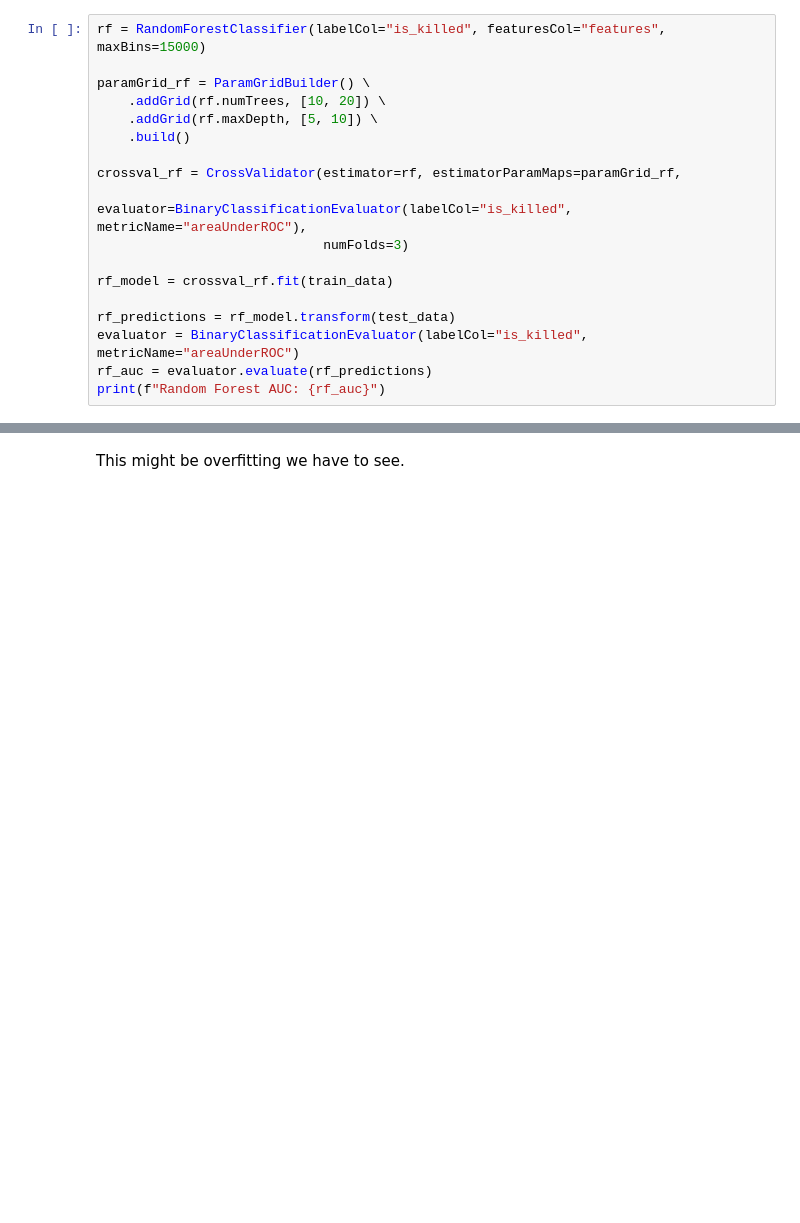
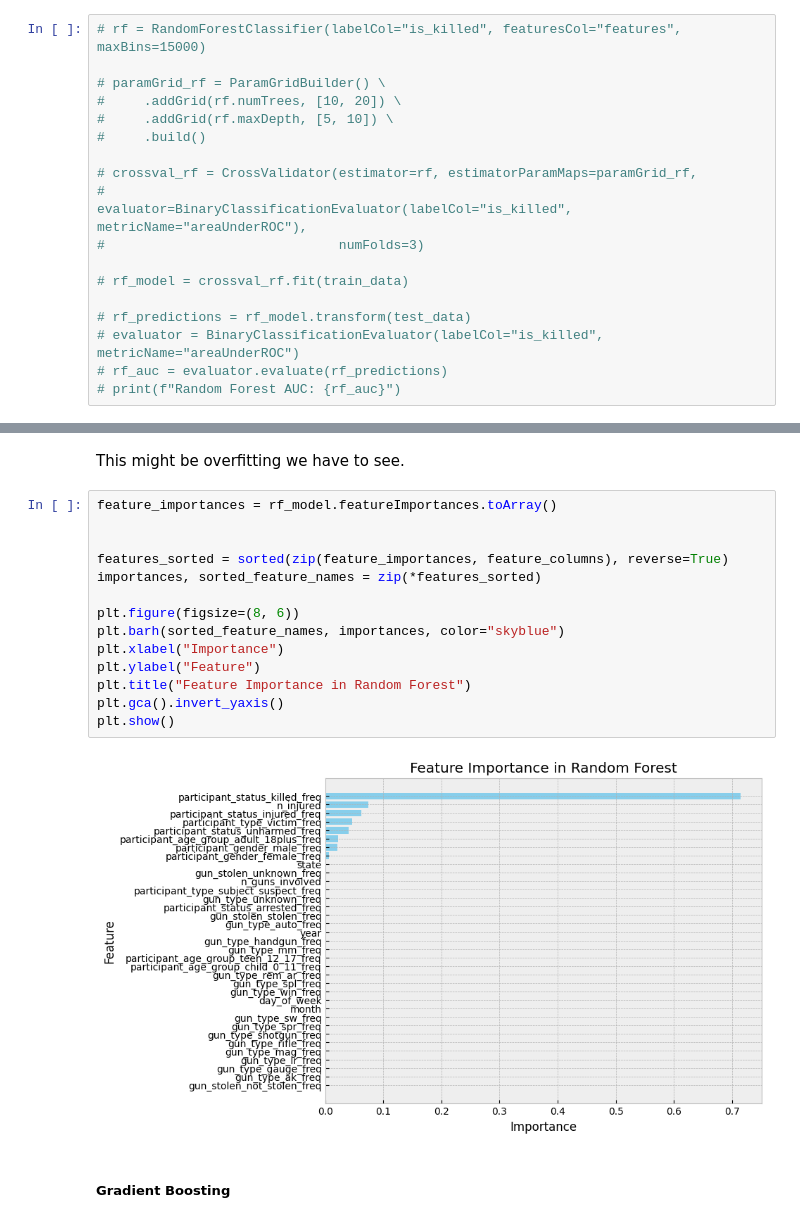
Before and after one commit to bharath03-a/Gun-Violence-Incidents, a Jupyter notebook: notebooks/05_classification.ipynb, the cells around one changed output, grey strips where cells are left out. Drawn from its saved outputs; the diff is of its cells as text; blank space fills up the shorter version.

```diff
--- a/notebooks/05_classification.ipynb
+++ b/notebooks/05_classification.ipynb
@@ -129,18 +145,18 @@ train_data, test_data = class_ip_data.randomSplit([0.8, 0.2], seed=42)
 # %%
-rf = RandomForestClassifier(labelCol="is_killed", featuresCol="features", maxBins=15000)
+# rf = RandomForestClassifier(labelCol="is_killed", featuresCol="features", maxBins=15000)
 
-paramGrid_rf = ParamGridBuilder() \
-    .addGrid(rf.numTrees, [10, 20]) \
-    .addGrid(rf.maxDepth, [5, 10]) \
-    .build()
+# paramGrid_rf = ParamGridBuilder() \
+#     .addGrid(rf.numTrees, [10, 20]) \
+#     .addGrid(rf.maxDepth, [5, 10]) \
+#     .build()
 
-crossval_rf = CrossValidator(estimator=rf, estimatorParamMaps=paramGrid_rf,
-                             evaluator=BinaryClassificationEvaluator(labelCol="is_killed", metricName="areaUnderROC"),
-                             numFolds=3)
+# crossval_rf = CrossValidator(estimator=rf, estimatorParamMaps=paramGrid_rf,
+#                              evaluator=BinaryClassificationEvaluator(labelCol="is_killed", metricName="areaUnderROC"),
+#                              numFolds=3)
 
-rf_model = crossval_rf.fit(train_data)
+# rf_model = crossval_rf.fit(train_data)
 
-rf_predictions = rf_model.transform(test_data)
-evaluator = BinaryClassificationEvaluator(labelCol="is_killed", metricName="areaUnderROC")
-rf_auc = evaluator.evaluate(rf_predictions)
-print(f"Random Forest AUC: {rf_auc}")
+# rf_predictions = rf_model.transform(test_data)
+# evaluator = BinaryClassificationEvaluator(labelCol="is_killed", metricName="areaUnderROC")
+# rf_auc = evaluator.evaluate(rf_predictions)
+# print(f"Random Forest AUC: {rf_auc}")
@@ -205,2 +213,20 @@ F1 Score: 0.9999
 # %% [markdown]
 This might be overfitting we have to see.
+# %%
+feature_importances = rf_model.featureImportances.toArray()
+
+
+features_sorted = sorted(zip(feature_importances, feature_columns), reverse=True)
+importances, sorted_feature_names = zip(*features_sorted)
+
+plt.figure(figsize=(8, 6))
+plt.barh(sorted_feature_names, importances, color="skyblue")
+plt.xlabel("Importance")
+plt.ylabel("Feature")
+plt.title("Feature Importance in Random Forest")
+plt.gca().invert_yaxis()
+plt.show()
+# %% [output]
+[figure, added]
+# %% [markdown]
+##### Gradient Boosting
```
Also changed, not shown: parts of 16 cells of this notebook.
